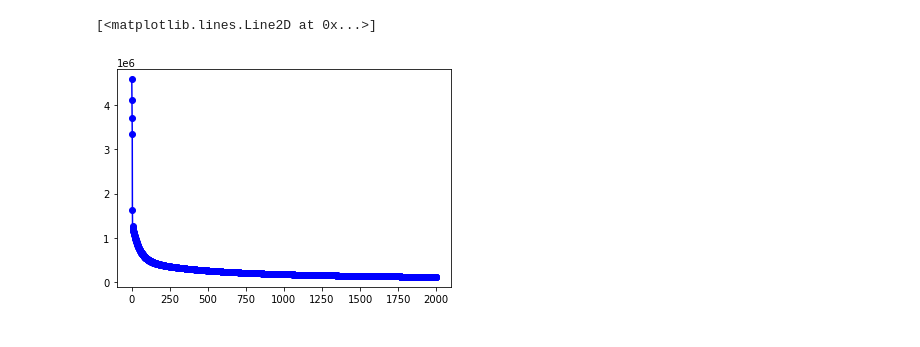
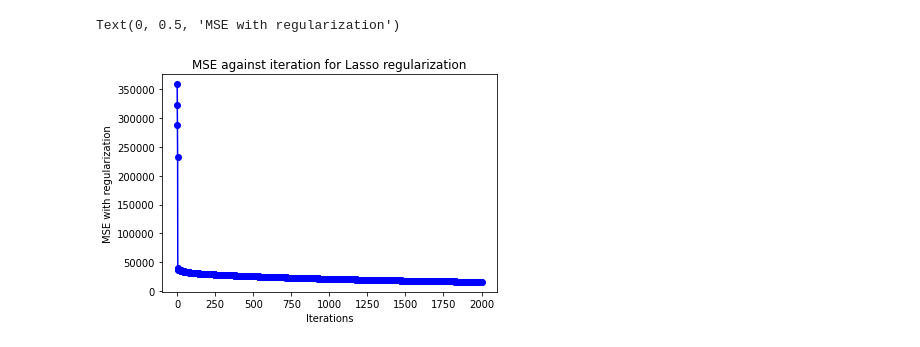
Before and after one commit to GuptaNavdeep1983/CS688, a Jupyter notebook: 767_assignment3.ipynb, the cells around one changed output. Drawn from its saved outputs; the diff is of its cells as text; code cells hidden in the pictures.

```diff
--- a/767_assignment3.ipynb
+++ b/767_assignment3.ipynb
@@ -10,8 +11,11 @@ import random
 df = pd.read_csv("./Assignment_3_Hitters.csv")
 df.rename( columns={'Unnamed: 0':'hitter_name'}, inplace=True )
 
-df = df.select_dtypes(include=np.number)
-df.reset_index(drop=True)
-X_train = df.loc[~df.isnull().any(axis=1), df.columns != 'Salary']
+# df = df.select_dtypes(include=np.number)
+# df.reset_index(drop=True)
+
+df = pd.get_dummies(df, columns=['League', 'Division', 'NewLeague'], prefix=["League_is", "Division_is", "NewLeague"] )
+
+X_train = df.loc[~df.isnull().any(axis=1), ~df.columns.isin(['Salary', 'hitter_name'])]
 y_train = df.loc[~df.isnull().any(axis=1), ['Salary']]
-X_test = df.loc[df.isnull().any(axis=1), df.columns != 'Salary']
+X_test = df.loc[df.isnull().any(axis=1), ~df.columns.isin(['Salary', 'hitter_name'])]
@@ -18,3 +38,8 @@ X_test = df.loc[df.isnull().any(axis=1), df.columns != 'Salary']
+# %%
+from enum import Enum
+class Regularization(Enum):
+     L2 = 1
+     Lasso = 2
 # %%
 def predict(row, weights, bias):
   output = bias
@@ -22,7 +47,18 @@ def predict(row, weights, bias):
     output += weight * row[index]
   return output if output > 0.0 else output * 0.05
 
-def train_weights_using_batch_gradient_descent(X_train, y_train, num_epochs, learning_rate, lambda_val, alpha_val=0.9, batch_size=12):
+def lasso_regularization(weights, lambda_val):
+  return sum([abs(weight) for weight in weights]) * lambda_val
+def l2_regularization(weights, lambda_val):
+  return sum([weight**2 for weight in weights]) * (lambda_val/2)
+
+def choose_regularzation(regularization, weights, lambda_val):
+  if regularization == Regularization.L2:
+    return l2_regularization(weights, lambda_val)
+  else:
+    return lasso_regularization(weights, lambda_val)
+
+def train_weights_using_batch_gradient_descent(X_train, y_train, num_epochs, learning_rate, lambda_val, regularization_component, alpha_val=0.9, batch_size=12, ):
   # weights for all the features
   weights = [random.uniform(-2,2)* math.sqrt(2/16) for i in range(16)]
   bias = 0
@@ -33,21 +69,21 @@ def train_weights_using_batch_gradient_descent(X_train, y_train, num_epochs, lea
     total_weights = 0.0
     total_gradient = [0 for _ in range(16)]
     mini_batch = X_train.sample(n = batch_size, random_state=42)
-    total_weights = sum([weight**2 for weight in weights])
+    regularization = choose_regularzation(regularization_component, weights, lambda_val)
     for rowIndex, row in mini_batch.iterrows():
       predicted_value = predict(row, weights, bias)
       error = (y_train.loc[rowIndex,'Salary'] - predicted_value)
-      error_with_regularization = error + total_weights
+      error_with_regularization = error + regularization
       mse += error**2
-      mse_with_regularization = mse + total_weights
+      mse_with_regularization = mse + regularization
       total_gradient = [gradient + (error_with_regularization * row[gradient_index]) for gradient_index, gradient in enumerate(total_gradient)]
     total_gradient = [(alpha_val * gradient) + gradient for gradient in total_gradient]
     bias = bias + learning_rate * (mse_with_regularization/mini_batch.shape[0])
     weights = [weight + learning_rate * (total_gradient[weight_index]/mini_batch.shape[0]) for weight_index, weight in enumerate(weights)]
     index = index + 1
-    plot_values.append((index, mse_with_regularization))
+    plot_values.append((index, mse_with_regularization/mini_batch.shape[0]))
     print('>epoch=%d, lrate=%.3f, error=%.3f' % (index, learning_rate, mse_with_regularization/mini_batch.shape[0]))
   df_plot_values = pd.DataFrame(plot_values, columns=['epoch', 'MSE'])
   return weights, bias, df_plot_values
 # %%
-(weights, bias, df_plot_values) = train_weights_using_batch_gradient_descent(X_train, y_train, 2000, 0.00000001, 0.01, 5)
+(weights, bias, df_plot_values) = train_weights_using_batch_gradient_descent(X_train, y_train, 2000, 0.00000001, 0.01, Regularization.Lasso, 5)
@@ -72,5 +90,8 @@ def train_weights_using_batch_gradient_descent(X_train, y_train, num_epochs, lea
 # %%
 plt.plot(df_plot_values['epoch'], df_plot_values['MSE'], marker='o', color='blue')
+plt.title("MSE against iteration for Lasso regularization")
+plt.xlabel("Iterations")
+plt.ylabel("MSE with regularization")
 # %% [output]
-[<matplotlib.lines.Line2D at 0x...>]
+Text(0, 0.5, 'MSE with regularization')
-[figure, old version]
+[figure, new version]
```
Also changed, not shown: parts of 5 cells of this notebook.
